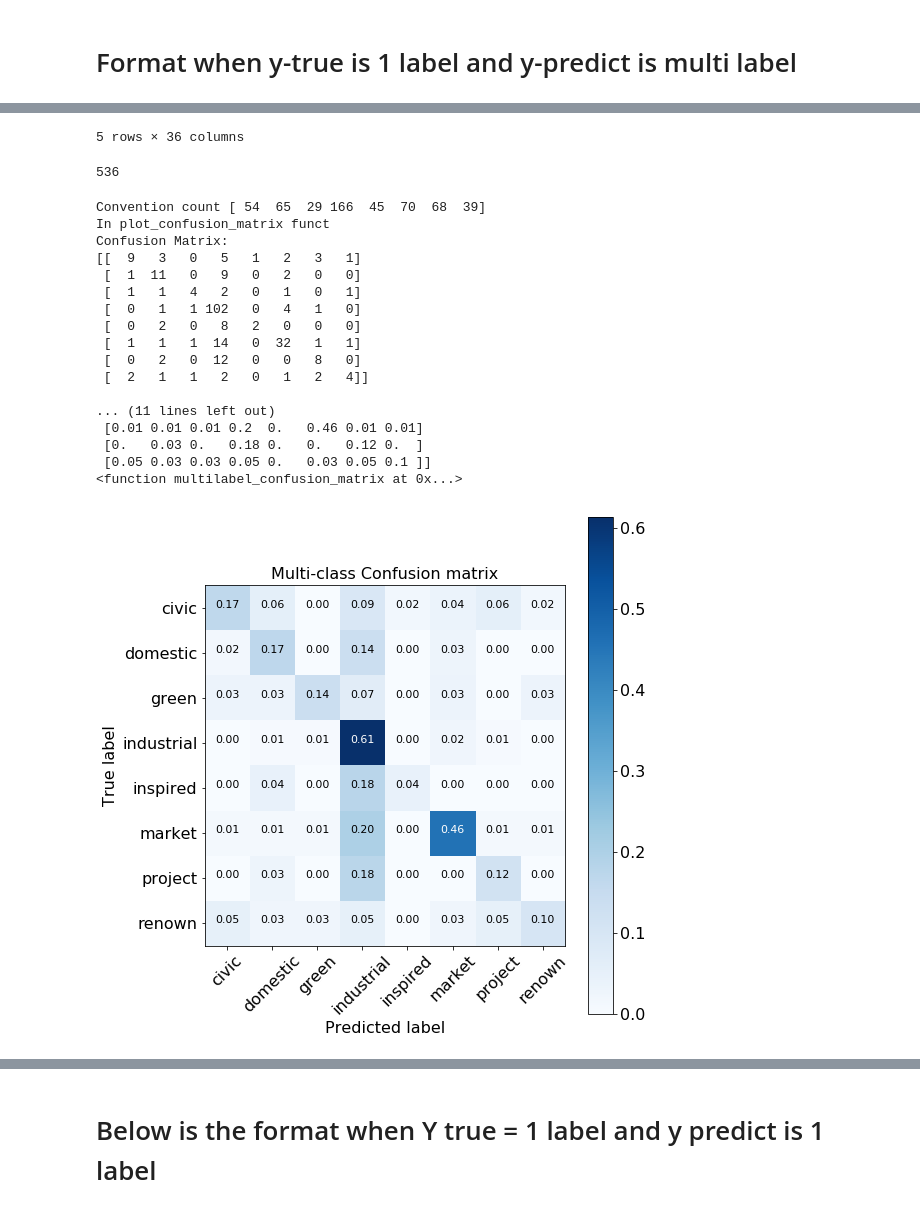
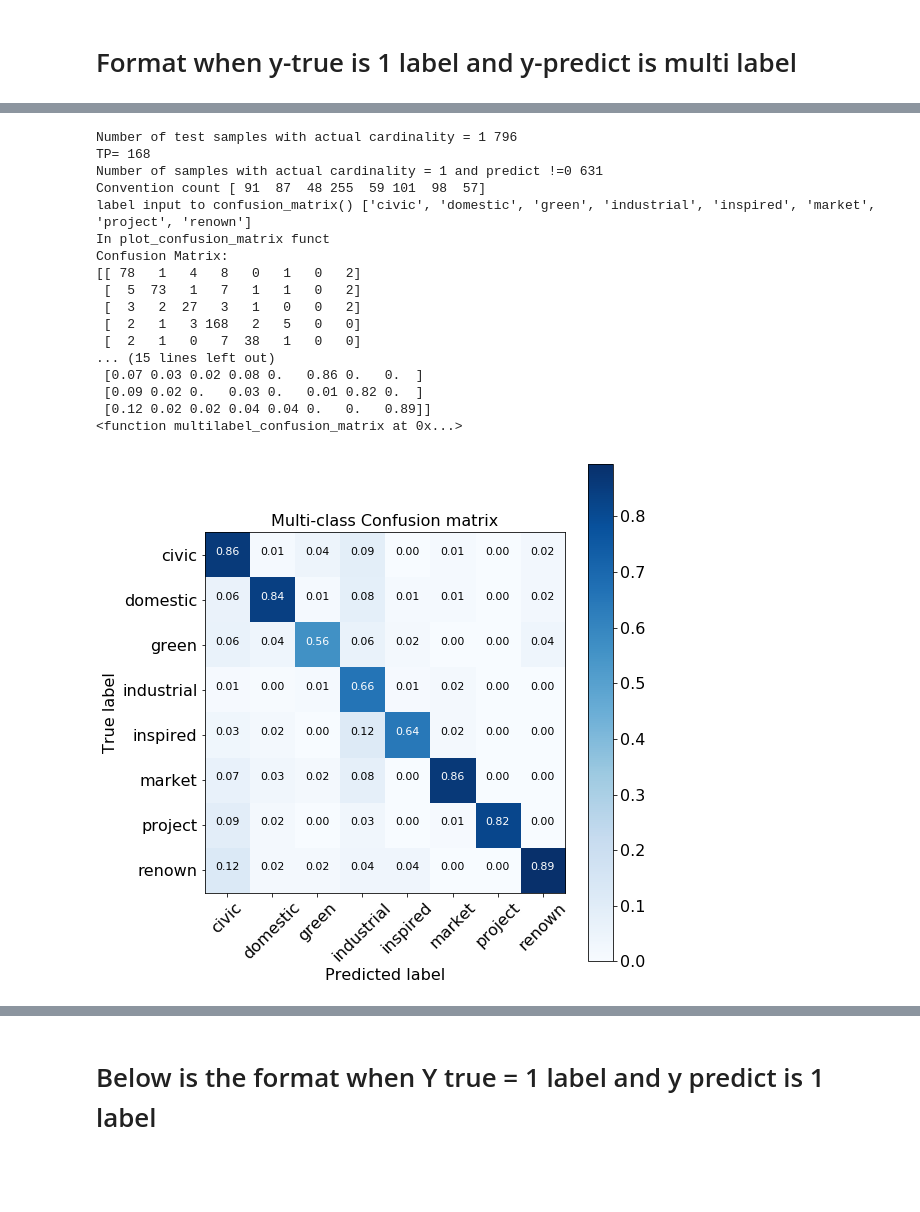
Before and after one commit to aideenf/AIVC, a Jupyter notebook: cp_wssc/Paper experiments.ipynb, the cells around one changed output, grey strips where cells are left out. Cells and saved outputs as stored; diff of their text form; code cells hidden in the pictures; blank space fills up the shorter version.

```diff
--- a/cp_wssc/Paper experiments.ipynb
+++ b/cp_wssc/Paper experiments.ipynb
@@ -302,7 +302,7 @@ def split_data(df, cut_b = .2, provenance_b=[]):
     data_b = pd.DataFrame() #dataframe to be returned with cut_b %
     print ("cut size:",cut_b)
 
-    df = df.sample(frac=1) #change the order of the rows to random order
+#     df = df.sample(frac=1) #change the order of the rows to random order
 
     df = df.reset_index(drop=True)
     print(df.shape[0], "Note: this can contain multi-label samples, and samples with no convention")
@@ -481,7 +481,7 @@ def aggregate_new_audited_files(audited_data_dir_git, github_audit_url, git_owne
         audited_df['text'] = audited_df['text'].str.strip()
         audited_df['text'] = audited_df['text'].apply(aivm_helper.pre_process_sentence)
 
-        return audited_df
+        return audited_df.reset_index(drop=True)
 # %% [markdown]
 # Read the Labeled data and also the gathered data(to generate vocab for word embedding)
 # %% [markdown]
@@ -748,7 +775,7 @@ def display_training_val_data (df):
 #the calibration split will be split further later
 provenance_b = ['Manually_gathered', 'Semantic Scholar', 's2_ai' ,'github_ai' ,'reddit_ai' ]
 #split the labelled data and returns df_a and df_b, so that a specified fraction(from a specified provenance) is returned in df_b
-training_val_df, calibration_test_df = split_data(labelled_data_df, cut_b = .4, provenance_b = provenance_b)
+training_val_df, calibration_test_df = split_data(labelled_data_df, cut_b = .3, provenance_b = provenance_b)
 
 print("training_val_df: " , training_val_df.provenance.unique())
 print("calibration_test_df: ", calibration_test_df.provenance.unique())
@@ -2110,6 +2164,15 @@ def get_manual_threshold(civic, domestic, green, industrial, inspired, market, p
             threshold_manual_all = pd.concat([threshold_manual_all, threshold_man], sort=False)
         threshold_manual_all = threshold_manual_all.reset_index().drop('index', axis=1).drop(0)
         display(threshold_manual_all)
+        micro = threshold_manual_all[['tp', 'fp', 'tn', 'fn']].sum(axis=0)
+        tp = micro[0]
+        fp = micro[1]
+        tn = micro[2]
+        fn = micro[3]
+        micro_ave_df = calculate_full_set_micro_average([tp, fp, tn, fn])
+        display (micro_ave_df.iloc[0])
+        print("ROC Score")
+        display (dict_roc_auc)
     except:
         return
 
@@ -2266,7 +2329,7 @@ def output_function(metric_drop_down_value, confidence_goal_slider_value):
     threshold_best_all = metrics_for_all.head(1).copy()
     threshold_t_calab_all = metrics_for_all.head(1).copy()
 
-    threshold_manula_all = metrics_for_all.head(1).copy()
+#     threshold_manula_all = metrics_for_all.head(1).copy()
 
 
     with output_metrics_info:
@@ -2502,10 +2553,12 @@ def plot_confusion_matrix(cm, conv_count, classes,
 conv =  list (global_final_threshold.keys())
 # confusion_matrix_df = global_final_results_df[(global_final_results_df['y_lbl_cnt']== 1) & (global_final_results_df['actual_lbl_cnt']==1)]
 confusion_matrix_df = global_final_results_df[(global_final_results_df['actual_lbl_cnt']==1)]
+print ("Number of test samples with actual cardinality = 1",confusion_matrix_df.shape[0] )
 
-display (confusion_matrix_df.head())
-display (confusion_matrix_df.shape[0])
-
+indust = confusion_matrix_df[(confusion_matrix_df['industrial']==1)&(confusion_matrix_df['industrial_y_pred']==1)]
+print("TP=",indust.shape[0])
+count = confusion_matrix_df[(confusion_matrix_df['y_lbl_cnt']!=0)]
+print ("Number of samples with actual cardinality = 1 and predict !=0" ,count.shape[0] )
 
 #convert the results into format to create confusion matrix
 y_true_column_names = conv
@@ -2545,6 +2598,7 @@ for row_predict, row_true in zip(y_pred.values.tolist(),y_true.values.tolist()):
             y_predict_list.append(pred[x])
 
 
+print ("label input to confusion_matrix()",conv)
 multi_class_confusion_matrix = confusion_matrix(y_true_list,y_predict_list, labels=conv)
 
 # multilabel_confusion_matrix = multilabel_confusion_matrix(y_true_list,y_predict_list, labels=conv)
@@ -2571,20 +2619,18 @@ print (multilabel_confusion_matrix)
-5 rows × 36 columns
+Number of test samples with actual cardinality = 1 796
+TP= 168
+Number of samples with actual cardinality = 1 and predict !=0 631
+Convention count [ 91  87  48 255  59 101  98  57]
+label input to confusion_matrix() ['civic', 'domestic', 'green', 'industrial', 'inspired', 'market', 'project', 'renown']
+In plot_confusion_matrix funct
+Confusion Matrix:
+[[ 78   1   4   8   0   1   0   2]
+ [  5  73   1   7   1   1   0   2]
+ [  3   2  27   3   1   0   0   2]
+ [  2   1   3 168   2   5   0   0]
+ [  2   1   0   7  38   1   0   0]
+... (15 lines left out)
+ [0.07 0.03 0.02 0.08 0.   0.86 0.   0.  ]
+ [0.09 0.02 0.   0.03 0.   0.01 0.82 0.  ]
+ [0.12 0.02 0.02 0.04 0.04 0.   0.   0.89]]
+<function multilabel_confusion_matrix at 0x...>
-536
-Convention count [ 54  65  29 166  45  70  68  39]
-In plot_confusion_matrix funct
-Confusion Matrix:
-[[  9   3   0   5   1   2   3   1]
- [  1  11   0   9   0   2   0   0]
- [  1   1   4   2   0   1   0   1]
- [  0   1   1 102   0   4   1   0]
- [  0   2   0   8   2   0   0   0]
- [  1   1   1  14   0  32   1   1]
- [  0   2   0  12   0   0   8   0]
- [  2   1   1   2   0   1   2   4]]
-
-... (11 lines left out)
- [0.01 0.01 0.01 0.2  0.   0.46 0.01 0.01]
- [0.   0.03 0.   0.18 0.   0.   0.12 0.  ]
- [0.05 0.03 0.03 0.05 0.   0.03 0.05 0.1 ]]
-<function multilabel_confusion_matrix at 0x...>
-[figure, old version]
+[figure, new version]
```
Also changed, not shown: parts of 28 cells of this notebook.
